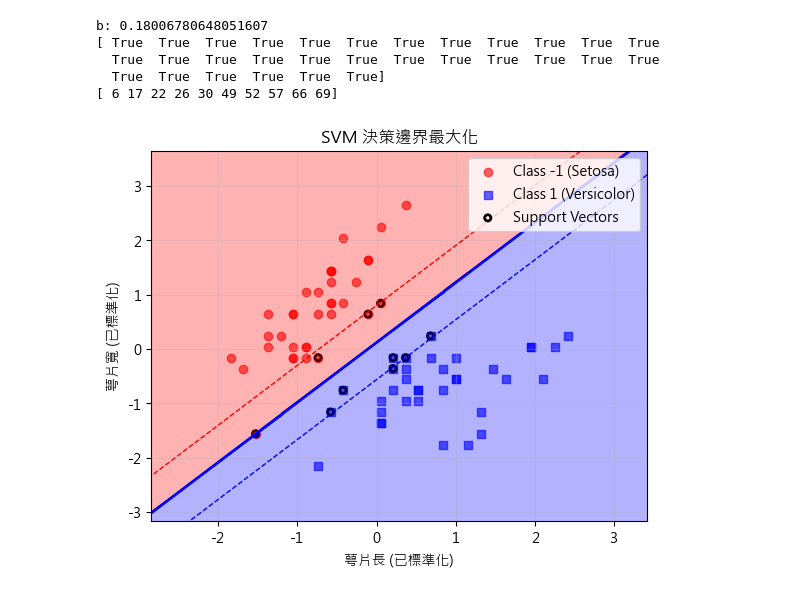
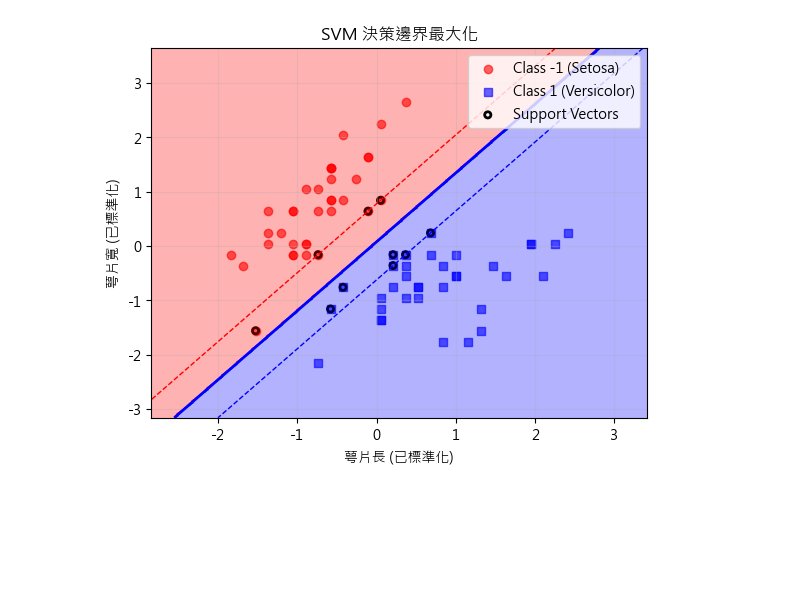
Before and after one commit to hmst2020/ML, a Jupyter notebook: ipynb/2-7.ipynb, the cells around one changed output. Cells and saved outputs as stored; diff of their text form; code cells hidden in the pictures; blank space fills up the shorter version.

```diff
--- a/ipynb/2-7.ipynb
+++ b/ipynb/2-7.ipynb
@@ -138,10 +145,15 @@ X = iris.data[:, [0, 1]]
 y = iris.target
 X = X[y != 2]  # 移除第3類 (維吉尼亞鳶尾)
 y = y[y != 2]  # 移除第3類的標籤
+y = np.where(iris.target[:100] == 0, -1, 1)
 X_train, X_test, y_train, y_test = train_test_split(
      X, y, test_size=0.3, random_state=42, stratify=y)
 sc = StandardScaler()
 X_train_std=sc.fit_transform(X_train)
 X_test_std = sc.fit_transform(X_test)
-y_train_01=np.where(y_train==0,-1,1)
-y_test_01=np.where(y_test==0,-1,1)
+smo = FullSMO(X_train_std, y_train, C=1.0, tol=1e-3, max_iter=100,random_state=42)
+smo.fit()
+
+print(f"最終偏置 b: {smo.b}")
+print(f"支撐向量數量: {np.sum(smo.all_lambdas > smo.tol)}")
+np.where((smo.all_lambdas>0) & (smo.all_lambdas<=smo.C))[0]
@@ -148,18 +181,3 @@ y_test_01=np.where(y_test==0,-1,1)
-# %%
-ssmo=SimpleSMO(C=1.0,max_passes=10)
-ssmo.fit(X=X_train_std,y=y_train_01)
-# print("lambdas:", ssmo.lambdas)
-print("b:", ssmo.b)
-# print("pred:", ssmo.predict(X_train_std))
-print(ssmo.predict(X_test_std)==y_test_01)
-# print(ssmo.predict(X_train_std)==y_train_01)
-print(ssmo.sv_indices)
-# %% [output]
-b: 0.18006780648051607
-[ True  True  True  True  True  True  True  True  True  True  True  True
-  True  True  True  True  True  True  True  True  True  True  True  True
-  True  True  True  True  True  True]
-[ 6 17 22 26 30 49 52 57 66 69]
 # %%
 # 繪製SVM 的決策邊界和間隔
 from matplotlib.colors import ListedColormap
@@ -211,7 +229,7 @@ def plot_decision_boundary(X, y, classifier, sv_indices):
     plt.ylim(yy.min(), yy.max())
     plt.grid(True, alpha=0.3)
     plt.show()
-# %%
-plot_decision_boundary(X_train_std, y_train_01,ssmo, ssmo.sv_indices)
-# %% [output]
-[figure, removed]
+# %%
+plot_decision_boundary(X_train_std, y_train,smo, np.where(smo.all_lambdas>0)[0])
+# %% [output]
+[figure, added]
```
Also changed, not shown: parts of 4 cells of this notebook.
